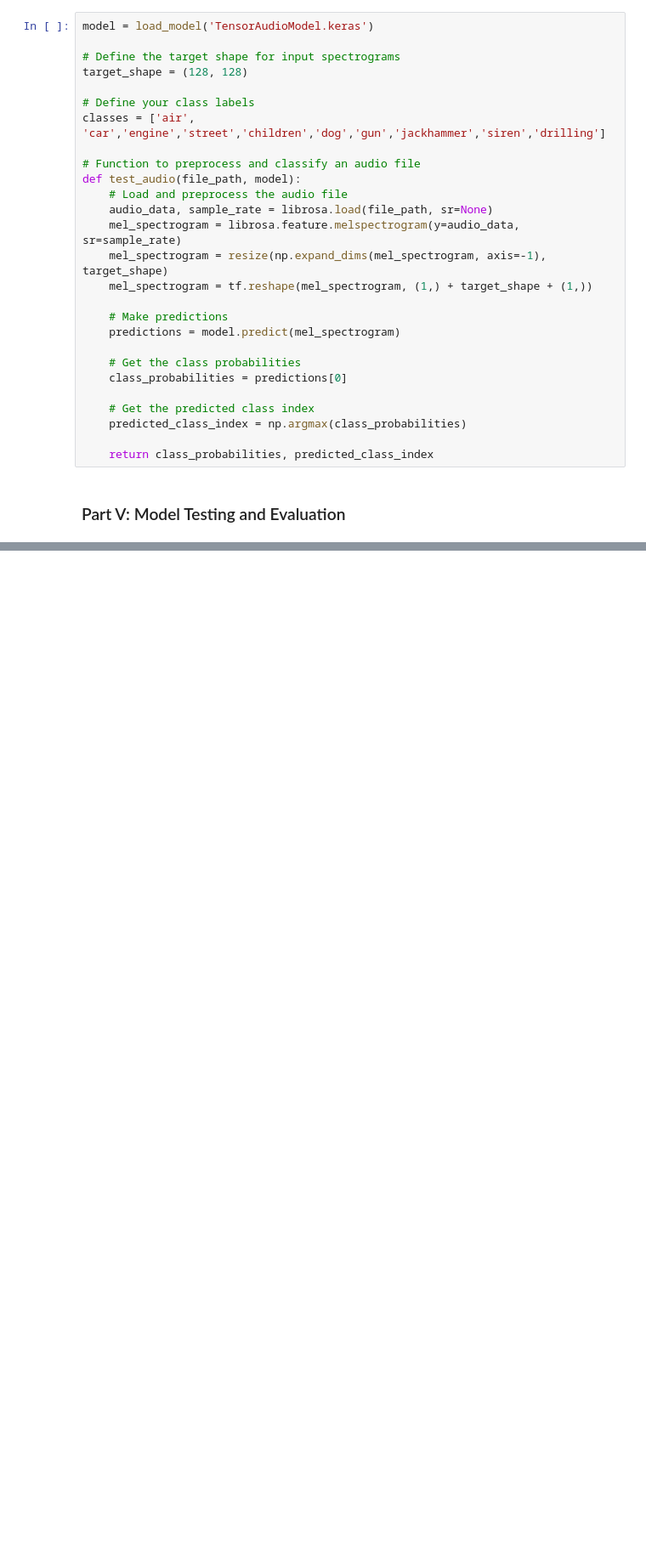
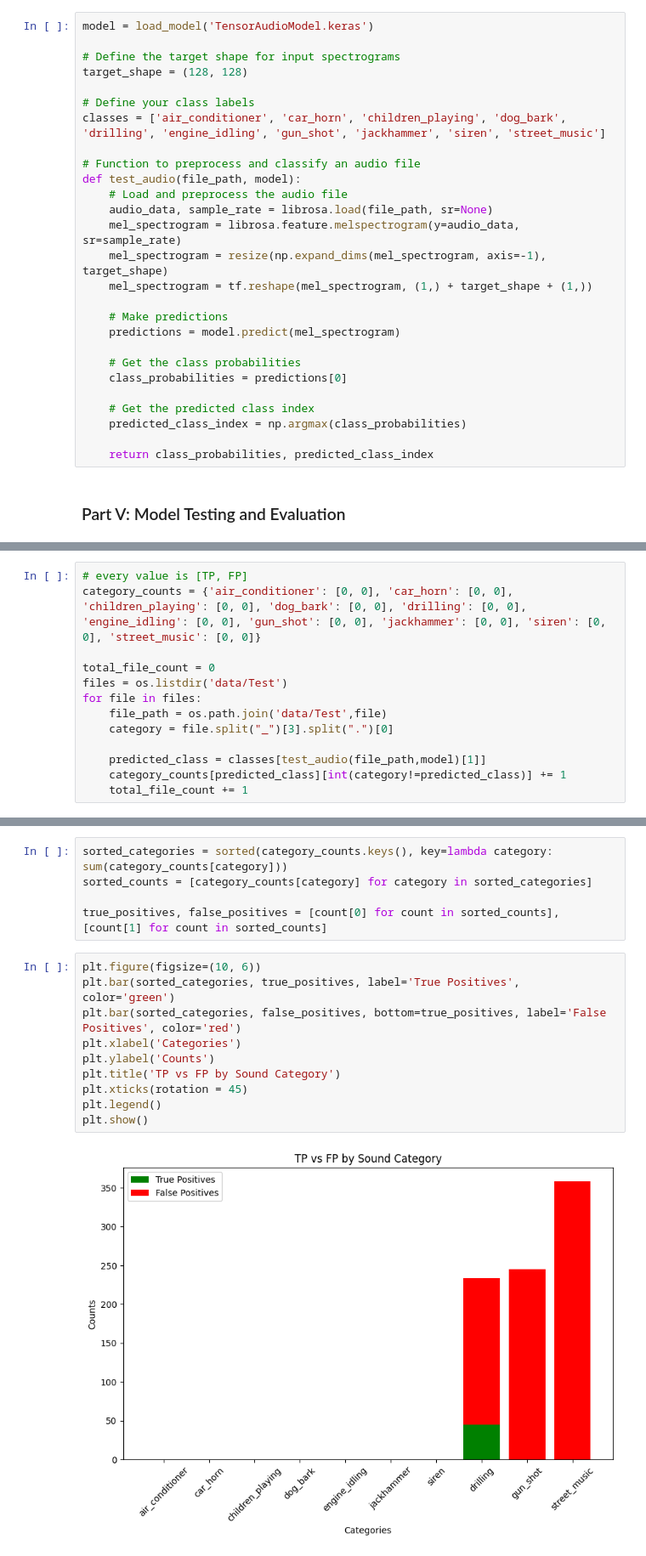
Before and after one commit to jasonmatthewsuhari/IT1244_UrbanSound, a Jupyter notebook: Urban Sound Analysis.ipynb, the cells around one changed output, grey strips where cells are left out. Shown at 85% size. Drawn from its saved outputs; the diff is of its cells as text; blank space fills up the shorter version.

```diff
--- a/Urban Sound Analysis.ipynb
+++ b/Urban Sound Analysis.ipynb
@@ -521,7 +571,7 @@ model = load_model('TensorAudioModel.keras')
 target_shape = (128, 128)
 
 # Define your class labels
-classes = ['air', 'car','engine','street','children','dog','gun','jackhammer','siren','drilling']
+classes = ['air_conditioner', 'car_horn', 'children_playing', 'dog_bark', 'drilling', 'engine_idling', 'gun_shot', 'jackhammer', 'siren', 'street_music']
 
 # Function to preprocess and classify an audio file
 def test_audio(file_path, model):
@@ -576,0 +596,13 @@ print(accuracy/837)
+# %%
+# every value is [TP, FP]
+category_counts = {'air_conditioner': [0, 0], 'car_horn': [0, 0], 'children_playing': [0, 0], 'dog_bark': [0, 0], 'drilling': [0, 0], 'engine_idling': [0, 0], 'gun_shot': [0, 0], 'jackhammer': [0, 0], 'siren': [0, 0], 'street_music': [0, 0]}
+
+total_file_count = 0
+files = os.listdir('data/Test')
+for file in files:
+    file_path = os.path.join('data/Test',file)
+    category = file.split("_")[3].split(".")[0]
+
+    predicted_class = classes[test_audio(file_path,model)[1]]
+    category_counts[predicted_class][int(category!=predicted_class)] += 1
+    total_file_count += 1
@@ -576,0 +627,17 @@ print(accuracy/837)
+# %%
+sorted_categories = sorted(category_counts.keys(), key=lambda category: sum(category_counts[category]))
+sorted_counts = [category_counts[category] for category in sorted_categories]
+
+true_positives, false_positives = [count[0] for count in sorted_counts], [count[1] for count in sorted_counts]
+# %%
+plt.figure(figsize=(10, 6))
+plt.bar(sorted_categories, true_positives, label='True Positives', color='green')
+plt.bar(sorted_categories, false_positives, bottom=true_positives, label='False Positives', color='red')
+plt.xlabel('Categories')
+plt.ylabel('Counts')
+plt.title('TP vs FP by Sound Category')
+plt.xticks(rotation = 45)
+plt.legend()
+plt.show()
+# %% [output]
+[figure, added]
```
Also changed, not shown: parts of 13 cells of this notebook, 2 other files.
